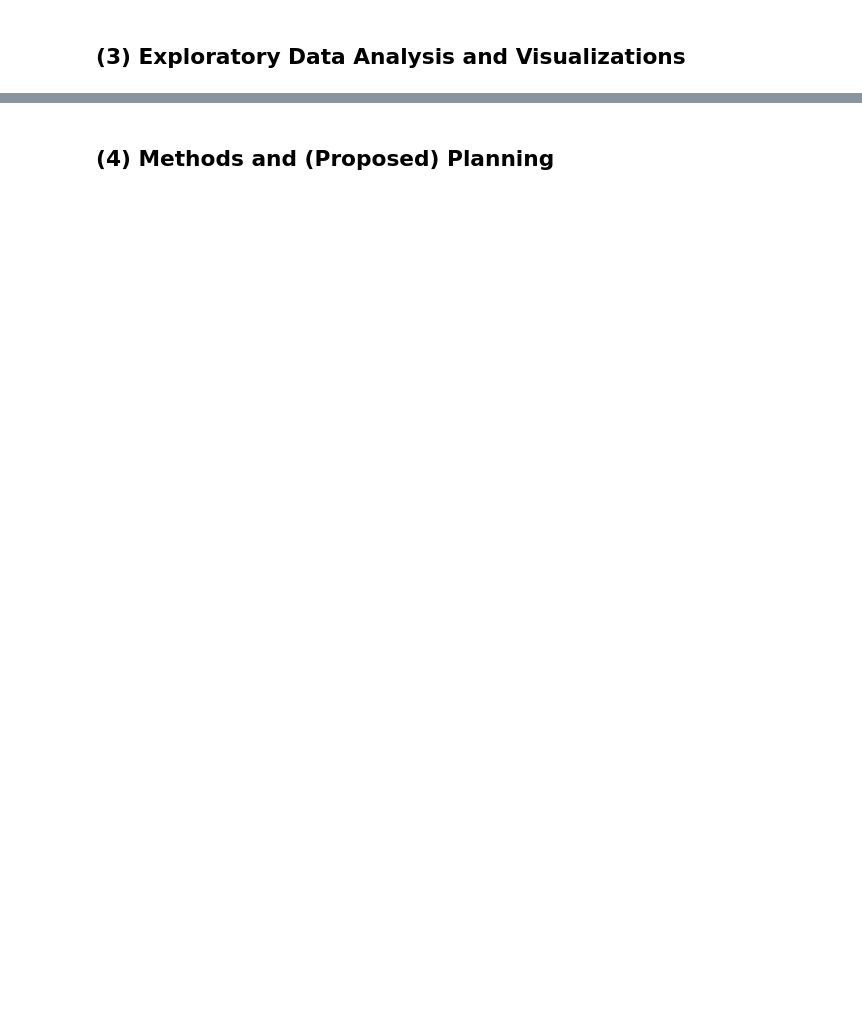
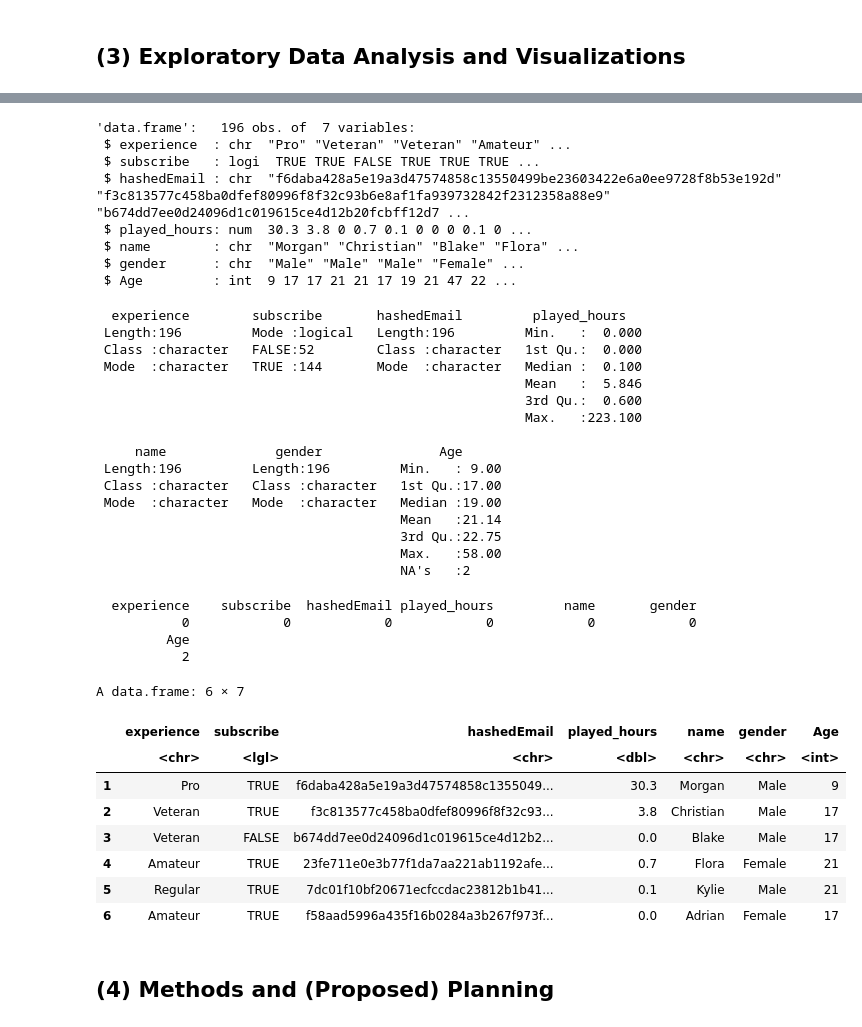
Before and after one commit to mimi15090/dsci-100-2025w1-group-024, a Jupyter notebook: Report.ipynb, the cells around one changed output, grey strips where cells are left out. Saved outputs shown, nothing was run; the diff lists cells and outputs as text; code cells hidden in the pictures; blank space fills up the shorter version.

```diff
--- a/Report.ipynb
+++ b/Report.ipynb
@@ -25,0 +75,44 @@ Issues and limitations in this dataset:
+# %%
+#Inspecting Data
+str(players)
+summary(players)
+colSums(is.na(players))
+head(players)
+# %% [output]
+'data.frame':   196 obs. of  7 variables:
+ $ experience  : chr  "Pro" "Veteran" "Veteran" "Amateur" ...
+ $ subscribe   : logi  TRUE TRUE FALSE TRUE TRUE TRUE ...
+ $ hashedEmail : chr  "f6daba428a5e19a3d47574858c13550499be23603422e6a0ee9728f8b53e192d" "f3c813577c458ba0dfef80996f8f32c93b6e8af1fa939732842f2312358a88e9" "b674dd7ee0d24096d1c019615ce4d12b20fcbff12d7 ...
+ $ played_hours: num  30.3 3.8 0 0.7 0.1 0 0 0 0.1 0 ...
+ $ name        : chr  "Morgan" "Christian" "Blake" "Flora" ...
+ $ gender      : chr  "Male" "Male" "Male" "Female" ...
+ $ Age         : int  9 17 17 21 21 17 19 21 47 22 ...
+  experience        subscribe       hashedEmail         played_hours
+ Length:196         Mode :logical   Length:196         Min.   :  0.000
+ Class :character   FALSE:52        Class :character   1st Qu.:  0.000
+ Mode  :character   TRUE :144       Mode  :character   Median :  0.100
+                                                       Mean   :  5.846
+                                                       3rd Qu.:  0.600
+                                                       Max.   :223.100
+
+     name              gender               Age
+ Length:196         Length:196         Min.   : 9.00
+ Class :character   Class :character   1st Qu.:17.00
+ Mode  :character   Mode  :character   Median :19.00
+                                       Mean   :21.14
+                                       3rd Qu.:22.75
+                                       Max.   :58.00
+                                       NA's   :2
+  experience    subscribe  hashedEmail played_hours         name       gender
+           0            0            0            0            0            0
+         Age
+           2
+A data.frame: 6 × 7
+|  | experience | subscribe | hashedEmail | played_hours | name | gender | Age |
+|  | <chr> | <lgl> | <chr> | <dbl> | <chr> | <chr> | <int> |
+| 1 | Pro | TRUE | f6daba428a5e19a3d47574858c1355049... | 30.3 | Morgan | Male | 9 |
+| 2 | Veteran | TRUE | f3c813577c458ba0dfef80996f8f32c93... | 3.8 | Christian | Male | 17 |
+| 3 | Veteran | FALSE | b674dd7ee0d24096d1c019615ce4d12b2... | 0.0 | Blake | Male | 17 |
+| 4 | Amateur | TRUE | 23fe711e0e3b77f1da7aa221ab1192afe... | 0.7 | Flora | Female | 21 |
+| 5 | Regular | TRUE | 7dc01f10bf20671ecfccdac23812b1b41... | 0.1 | Kylie | Male | 21 |
+| 6 | Amateur | TRUE | f58aad5996a435f16b0284a3b267f973f... | 0.0 | Adrian | Female | 17 |
```
Also changed, not shown: parts of 4 cells of this notebook.
